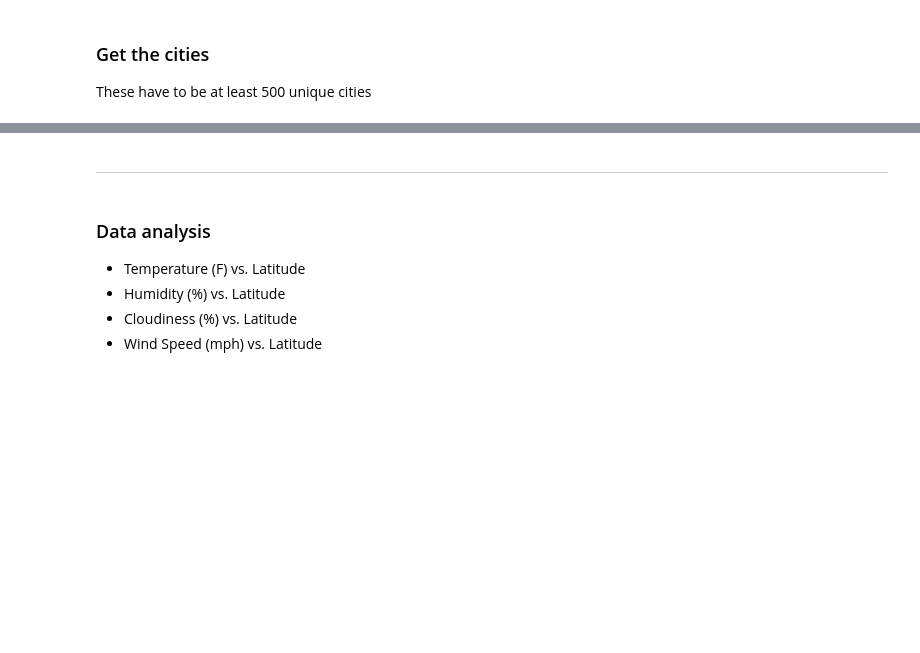
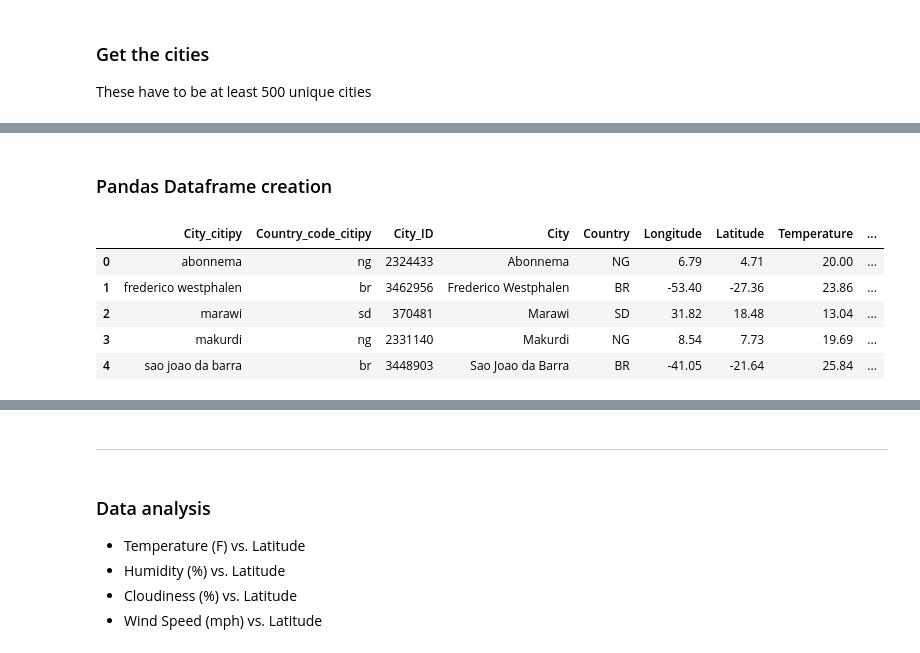
Before and after one commit to PollyCA/weather-data-analysis, a Jupyter notebook: main.ipynb, the cells around one changed output, grey strips where cells are left out. Drawn from its saved outputs; the diff is of its cells as text; code cells hidden in the pictures; blank space fills up the shorter version.

Commit message:
Pandas Dataframe ready

```diff
--- a/main.ipynb
+++ b/main.ipynb
@@ -24,8 +24,8 @@ coord_list = []
 #Generate 600 random lats and lons
 
 ix = 0
-#jx = 150
-jx = 10
+jx = 200
+#jx = 2
 
 while(ix<18):
 
@@ -101,17 +132,16 @@ temp_list = []
 humidity_list = []
 wind_list = []
 clouds = []
-dt = []
 country_api = []
 city_id_api = []
 city_api = []
 
 i = 0
-j = 0
 # Loop through the list of cities and perform a request for data on each
 for cities in unique_cities:
 
-    print(f'{j}-{i}: processing #  City Name: {cities[0]} - Country Code: {cities[1]}')
+    i += 1
+    print(f'{i}: processing #  City Name: {cities[0]} - Country Code: {cities[1]}')
 
     query_url = query_url_tmp + f'q={cities[0]},{cities[1]}'
 
@@ -119,7 +149,6 @@ for cities in unique_cities:
     try:
         response = requests.get(query_url).json()
         response['sys']['country']
-        j += 1
     except:
         print(f'#### Not Found: {cities[0]} in {cities[1]}')
         continue
@@ -133,10 +162,8 @@ for cities in unique_cities:
     humidity_list.append(response['main']['humidity'])
     wind_list.append(response['wind']['speed'])
     clouds.append(response['clouds']['all'])
-    dt.append(response['dt'])
     country_api.append(response['sys']['country'])
     city_id_api.append(response['id'])
     city_api.append(response['name'])
 
     #print(response)
-    i += 1
@@ -176,0 +188,26 @@ print(len(city_api))
+# %% [markdown]
+### Pandas Dataframe creation
+# %%
+weather_data = pd.DataFrame(
+                {'City_citipy': city_name_list,
+                'Country_code_citipy': country_code_lsit,
+                'City_ID': city_id_api,
+                'City': city_api,
+                'Country': country_api,
+                'Longitude': lon_api_list,
+                'Latitude': lat_api_list,
+                'Temperature': temp_list,
+                'Humidity': humidity_list,
+                'Wind': wind_list,
+                'Clouds': clouds
+                })
+
+
+weather_data.head()
+# %% [output]
+|  | City_citipy | Country_code_citipy | City_ID | City | Country | Longitude | Latitude | Temperature | ... |
+| 0 | abonnema | ng | 2324433 | Abonnema | NG | 6.79 | 4.71 | 20.00 | ... |
+| 1 | frederico westphalen | br | 3462956 | Frederico Westphalen | BR | -53.40 | -27.36 | 23.86 | ... |
+| 2 | marawi | sd | 370481 | Marawi | SD | 31.82 | 18.48 | 13.04 | ... |
+| 3 | makurdi | ng | 2331140 | Makurdi | NG | 8.54 | 7.73 | 19.69 | ... |
+| 4 | sao joao da barra | br | 3448903 | Sao Joao da Barra | BR | -41.05 | -21.64 | 25.84 | ... |
```
Also changed, not shown: parts of 10 cells of this notebook.
